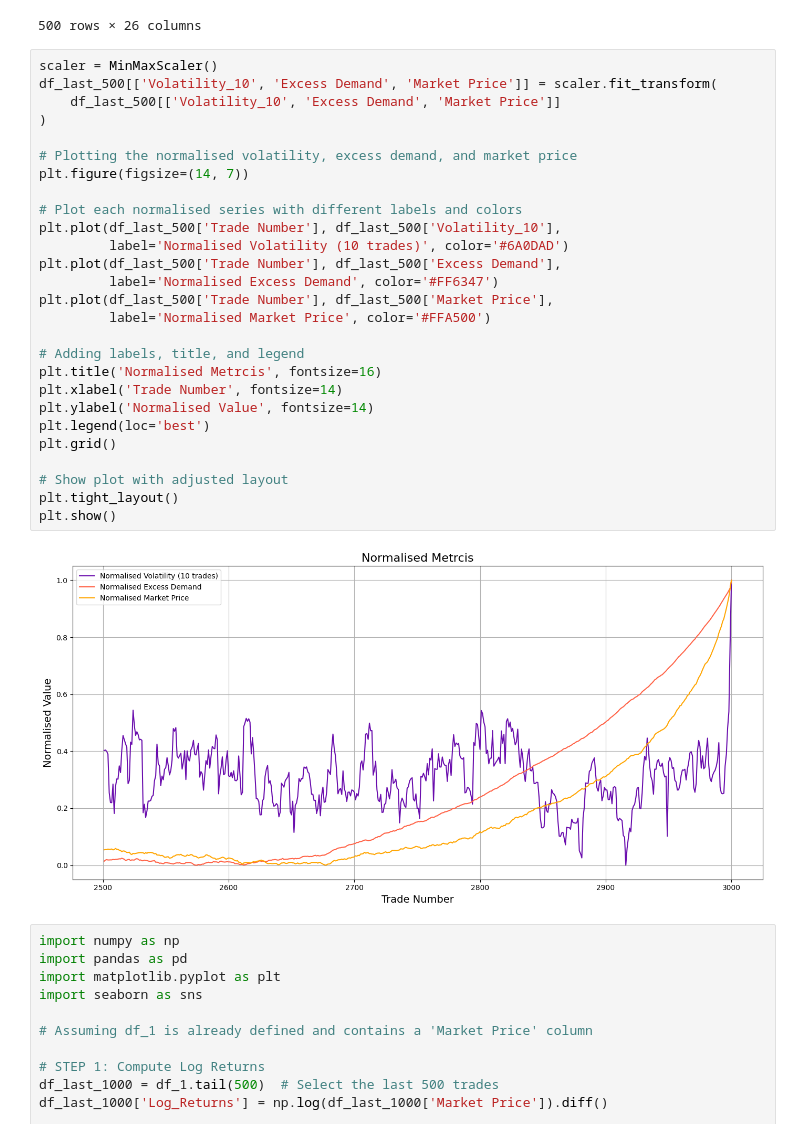
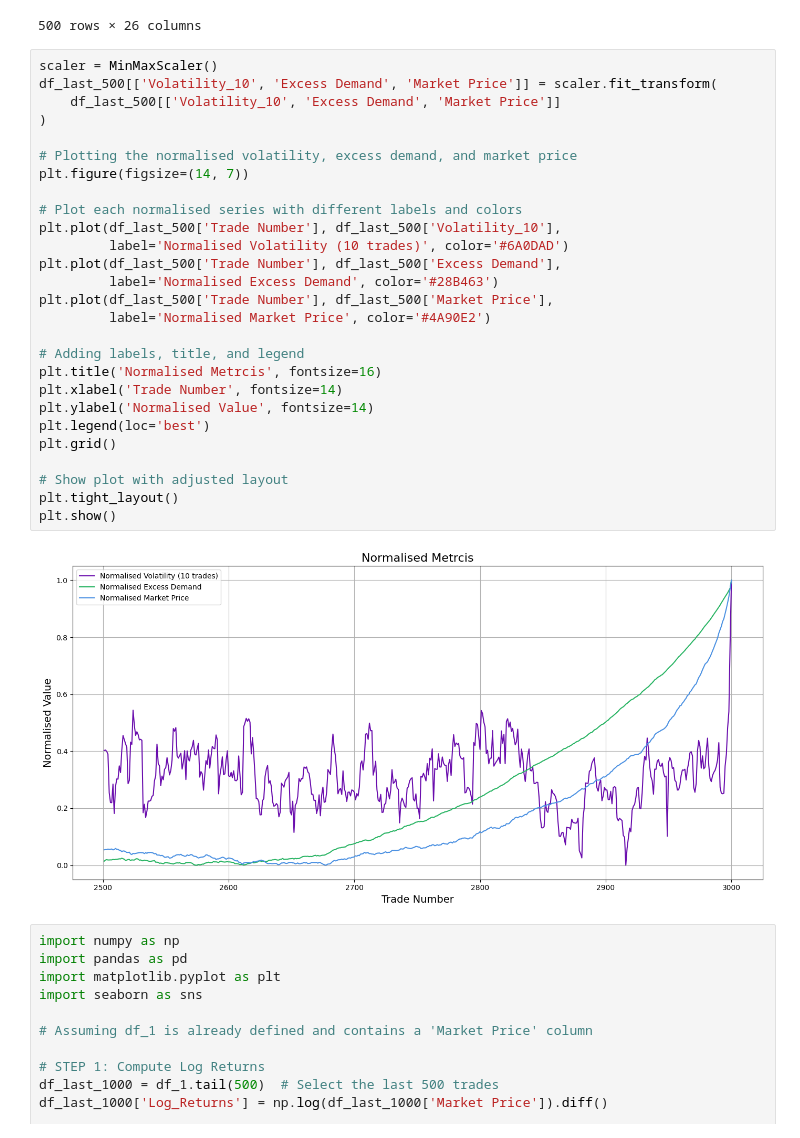
Before and after one commit to richardeli/Thesis, a Jupyter notebook: Data Analysis/Report Figures/Last_3000.ipynb, the cells around one changed output. Drawn from its saved outputs; the diff is of its cells as text.

```diff
--- a/Data Analysis/Report Figures/Last_3000.ipynb
+++ b/Data Analysis/Report Figures/Last_3000.ipynb
@@ -340,32 +361,32 @@ df_last_500
 # %%
 scaler = MinMaxScaler()
 df_last_500[['Volatility_10', 'Excess Demand', 'Market Price']] = scaler.fit_transform(
     df_last_500[['Volatility_10', 'Excess Demand', 'Market Price']]
 )
 
 # Plotting the normalised volatility, excess demand, and market price
 plt.figure(figsize=(14, 7))
 
 # Plot each normalised series with different labels and colors
 plt.plot(df_last_500['Trade Number'], df_last_500['Volatility_10'],
          label='Normalised Volatility (10 trades)', color='#6A0DAD')
 plt.plot(df_last_500['Trade Number'], df_last_500['Excess Demand'],
-         label='Normalised Excess Demand', color='#FF6347')
+         label='Normalised Excess Demand', color='#28B463')
 plt.plot(df_last_500['Trade Number'], df_last_500['Market Price'],
-         label='Normalised Market Price', color='#FFA500')
+         label='Normalised Market Price', color='#4A90E2')
 
 # Adding labels, title, and legend
 plt.title('Normalised Metrcis', fontsize=16)
 plt.xlabel('Trade Number', fontsize=14)
 plt.ylabel('Normalised Value', fontsize=14)
 plt.legend(loc='best')
 plt.grid()
 
 # Show plot with adjusted layout
 plt.tight_layout()
 plt.show()
 # %% [output]
-[figure, old version]
+[figure, new version]
 # %%
 import numpy as np
 import pandas as pd
```
Also changed, not shown: parts of 11 cells of this notebook, 3 other files.
